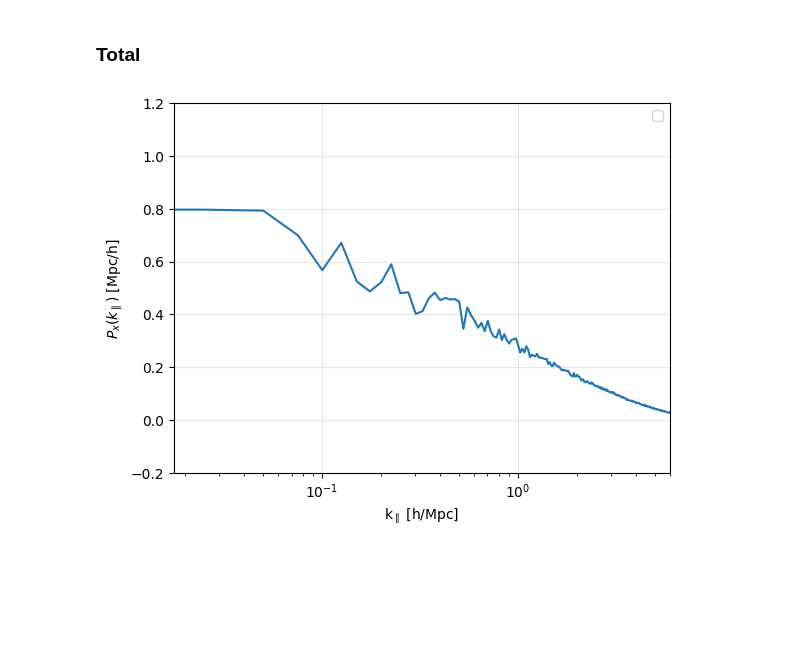
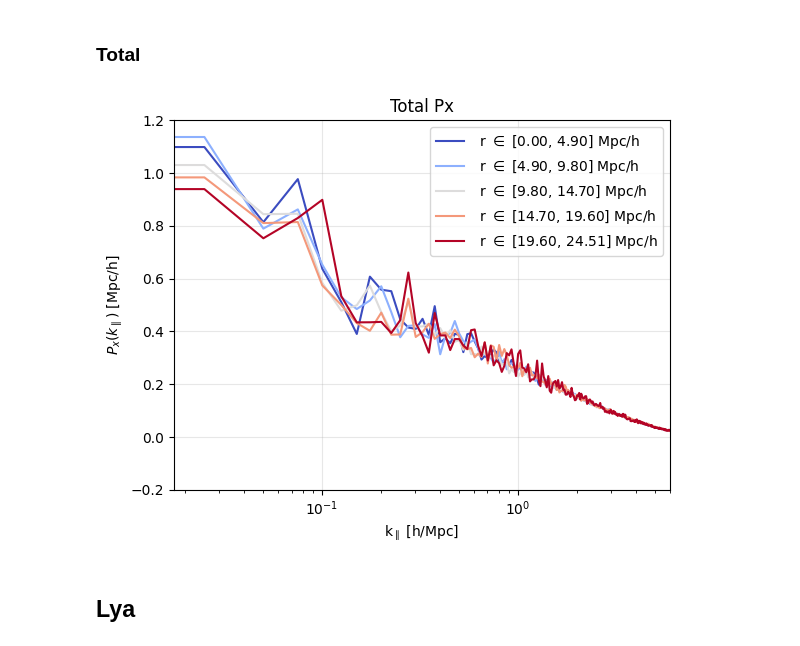
Before and after one commit to andreufont/astrid_hcd, a Jupyter notebook: SimulationFields/Px.ipynb, the cells around one changed output. Saved outputs shown, nothing was run; the diff lists cells and outputs as text; code cells hidden in the pictures; blank space fills up the shorter version.

```diff
--- a/SimulationFields/Px.ipynb
+++ b/SimulationFields/Px.ipynb
@@ -80,15 +101,20 @@ for i, r_value in enumerate(r_bins[:-1]):
     px_tot.append(np.mean(pxs_tot, axis=0))
 px_tot = np.array(px_tot)
 # %%
+colors = plt.cm.coolwarm(np.linspace(0,1,len(r_bins)-1))
+plt.gca().set_prop_cycle('color', colors)
 
-for i in np.arange(len(r_bins-1)):
-    plt.plot(k_los, px_tot)
+for i in np.arange(len(px_tot)):
+    plt.plot(k_los, px_tot[i], label=f' r $\\in$ [%.2f, %.2f] Mpc/h' %(r_bins[i], r_bins[i+1]))
 plt.xscale('log')
 plt.legend()
 plt.grid(alpha=0.3)
 plt.xlim(right=6)
 plt.ylim(-0.2, 1.2)
 plt.xlabel(r'k$_\parallel$ [h/Mpc]')
-plt.ylabel(r'$P_x(k_\parallel)$ [Mpc/h]');
+plt.ylabel(r'$P_x(k_\parallel)$ [Mpc/h]')
+plt.title('Total Px');
 # %% [output]
-[figure, old version]
+[figure, new version]
+# %% [markdown]
+## Lya
```
Also changed, not shown: parts of 27 cells of this notebook.
